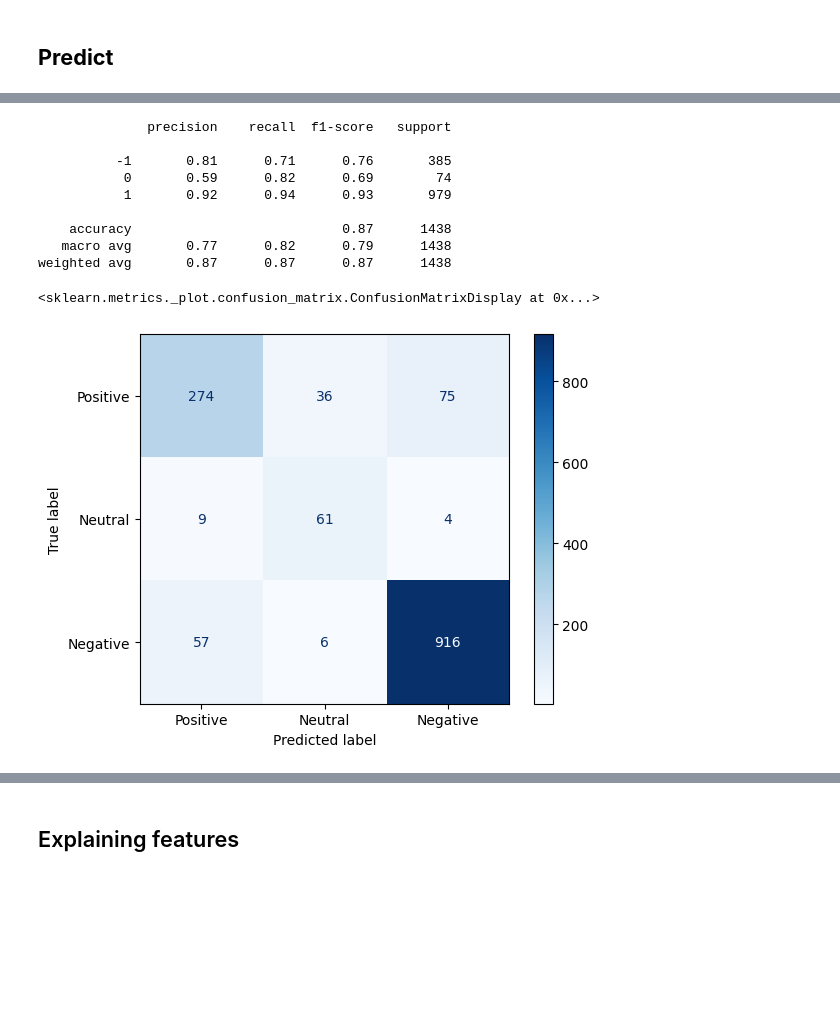
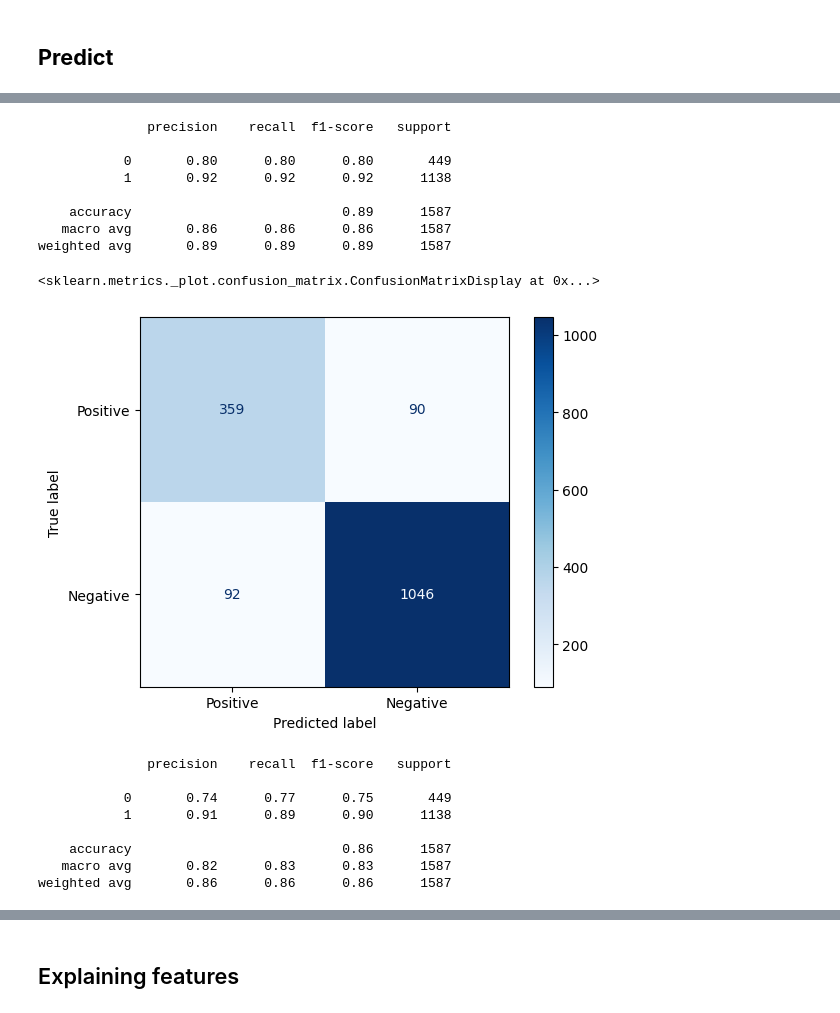
Before and after one commit to arina19-2000/unimi, a Jupyter notebook: ABSA/textsent.ipynb, the cells around one changed output, grey strips where cells are left out. Saved outputs shown, nothing was run; the diff lists cells and outputs as text; code cells hidden in the pictures; blank space fills up the shorter version.

```diff
--- a/ABSA/textsent.ipynb
+++ b/ABSA/textsent.ipynb
@@ -358,0 +493,6 @@ print(y_train)
+# %%
+processor = DataProcessor(dft)
+dftest = processor.process()
+
+# Display the final dataframe
+dftest.head()
@@ -385,2 +510,2 @@ exploded_test[['label', 'sentiment']] = exploded_test['label_codes'].apply(lambd
 # %%
-X_test = tfidf_vectorizer.transform(exploded_test["clean"])
+X_test = tfidf_vectorizer.transform(dftest["clean"])
@@ -404,3 +512,5 @@ y_test = exploded_test['sentiment'].astype(int)
+# %%
+y_test = dftest['positive'].values
 # %% [markdown]
 ## **Predict**
 # %%
@@ -437,22 +557,35 @@ weighted avg       0.82      0.82      0.81      1438
 # %%
-bc = BornClassifier(a=0.5, b=1., h=1.)
+bc = BornClassifier(a=0.5, b=1, h=1)
 bc.fit(X_train, y_train)
-y_pred = bc.predict(X_test)
-print(classification_report(y_test, y_pred, zero_division=0))
+y_pred_bc = bc.predict(X_test)
+print(classification_report(y_test, y_pred_bc, zero_division=0))
 # %% [output]
               precision    recall  f1-score   support
 
-          -1       0.81      0.71      0.76       385
-           0       0.59      0.82      0.69        74
-           1       0.92      0.94      0.93       979
+           0       0.80      0.80      0.80       449
+           1       0.92      0.92      0.92      1138
 
-    accuracy                           0.87      1438
-   macro avg       0.77      0.82      0.79      1438
-weighted avg       0.87      0.87      0.87      1438
+    accuracy                           0.89      1587
+   macro avg       0.86      0.86      0.86      1587
+weighted avg       0.89      0.89      0.89      1587
 # %%
-cm = confusion_matrix(y_test, y_pred)
-disp = ConfusionMatrixDisplay(confusion_matrix=cm, display_labels=['Positive', 'Neutral', 'Negative'])
+cm = confusion_matrix(y_test, y_pred_bc)
+disp = ConfusionMatrixDisplay(confusion_matrix=cm, display_labels=['Positive','Negative'])
 disp.plot(cmap='Blues', values_format='d')
 # %% [output]
 <sklearn.metrics._plot.confusion_matrix.ConfusionMatrixDisplay at 0x...>
-[figure, old version]
+[figure, new version]
+# %%
+bc = BornClassifier(a=0.1, b=0.8, h=1)
+bc.fit(X_train, y_train)
+y_pred_ex = bc.predict(X_test)
+print(classification_report(y_test, y_pred_ex, zero_division=0))
+# %% [output]
+              precision    recall  f1-score   support
+
+           0       0.74      0.77      0.75       449
+           1       0.91      0.89      0.90      1138
+
+    accuracy                           0.86      1587
+   macro avg       0.82      0.83      0.83      1587
+weighted avg       0.86      0.86      0.86      1587
```
Also changed, not shown: parts of 65 cells of this notebook.
